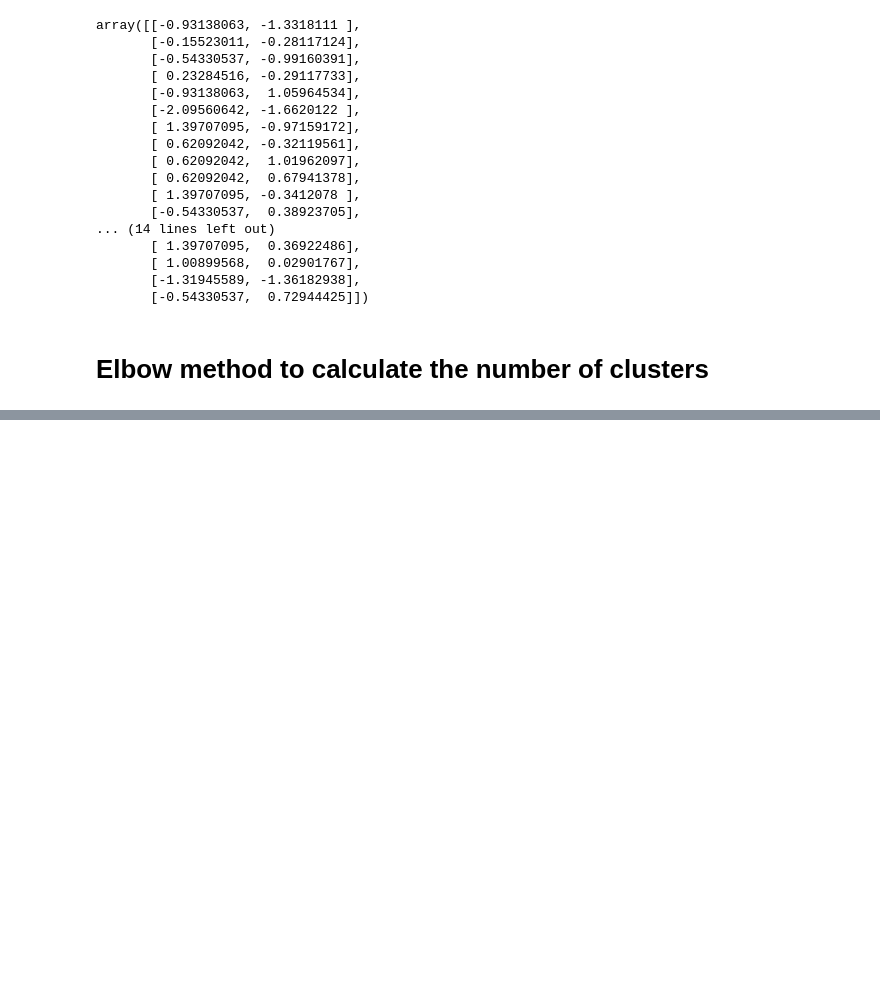
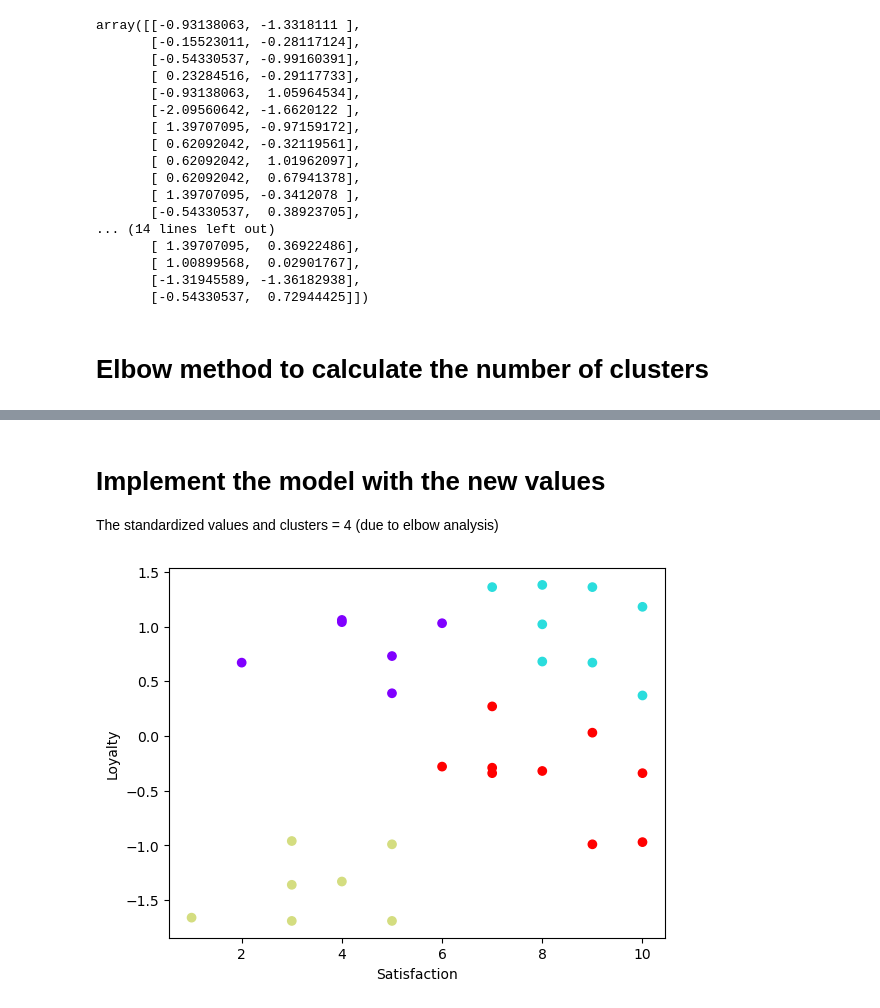
Before and after one commit to simonmrog/machine-learning, a Jupyter notebook: k-means-market-segmentation/market-segmentation.ipynb, the cells around one changed output, grey strips where cells are left out. Cells and saved outputs as stored; diff of their text form; code cells hidden in the pictures; blank space fills up the shorter version.

```diff
--- a/k-means-market-segmentation/market-segmentation.ipynb
+++ b/k-means-market-segmentation/market-segmentation.ipynb
@@ -91,0 +91,15 @@ ValueError: too many values to unpack (expected 2)
+# %% [markdown]
+# Implement the model with the new values
+The standardized values and clusters = 4 (due to elbow analysis)
+# %%
+kmeans = KMeans(4, random_state=42)
+kmeans.fit(x_scaled)
+clusters["Cluster"] = kmeans.predict(x_scaled)
+clusters["Cluster"].unique()
+
+plt.scatter(clusters.Satisfaction, clusters.Loyalty, c=clusters.Cluster, cmap="rainbow")
+plt.xlabel("Satisfaction")
+plt.ylabel("Loyalty")
+plt.show()
+# %% [output]
+[figure, added]
```
Also changed, not shown: parts of 1 cell of this notebook.
